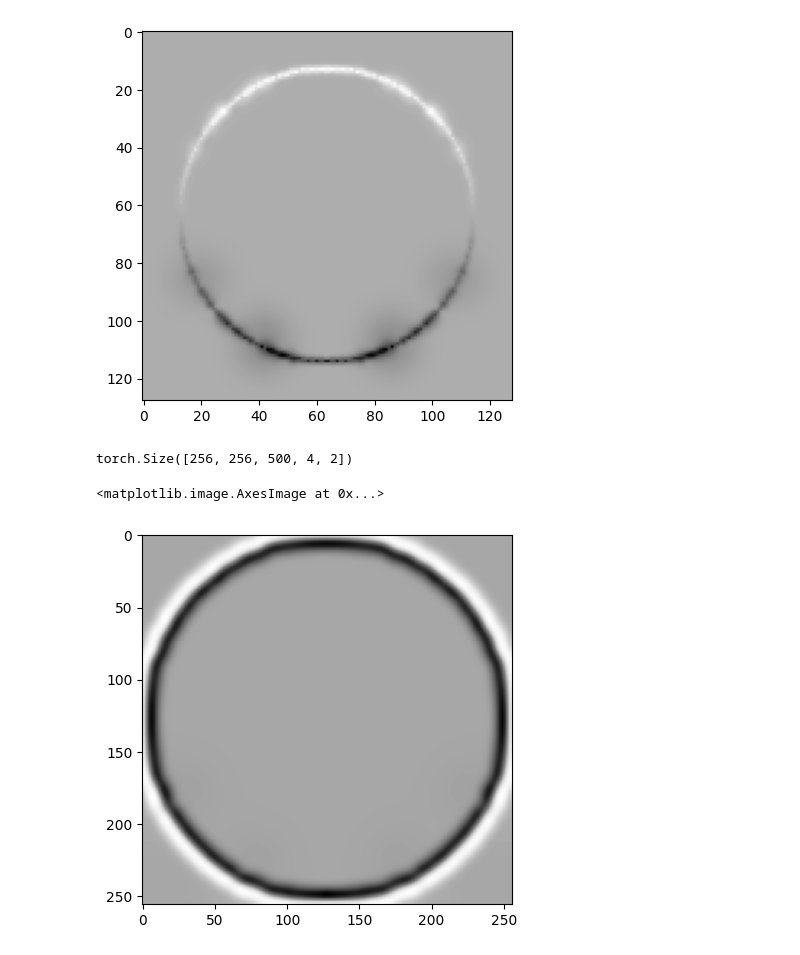
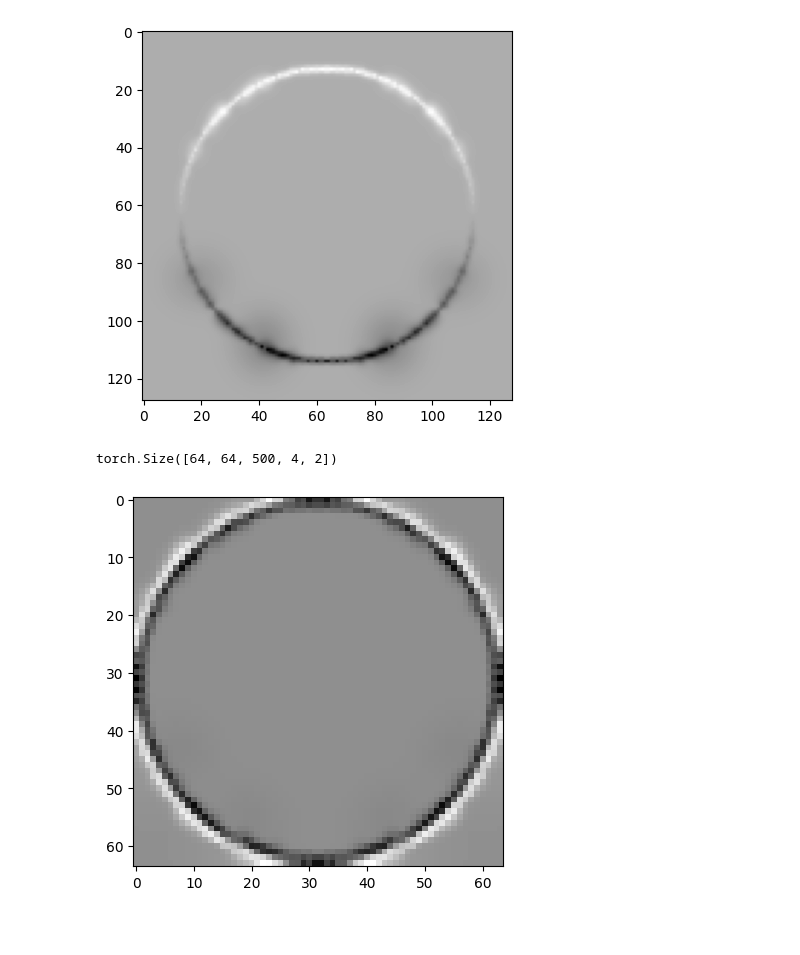
Before and after one commit to HugoRdet/Python_Poisson_Surface_Reconstruction, a Jupyter notebook: poisson_2D.ipynb, the cells around one changed output. Saved outputs shown, nothing was run; the diff lists cells and outputs as text; code cells hidden in the pictures; blank space fills up the shorter version.

```diff
--- a/poisson_2D.ipynb
+++ b/poisson_2D.ipynb
@@ -389,30 +487,32 @@ def compute_divergence(V):
 # %%
-D=5
+D=8
 l_s,l_o=get_os(s_p.shape[0],dico,D)
 
 borders=get_borders(points_c)
 
 min_x=borders[0].item()
 max_x=borders[1].item()
 min_y=borders[2].item()
 max_y=borders[3].item()
 
-X, Y = np.mgrid[min_x:max_x:256j, min_y:max_y:256j]
+X, Y = np.mgrid[min_x:max_x:64j, min_y:max_y:64j]
 
 X=torch.from_numpy(X)
 Y=torch.from_numpy(Y)
 
-img=torch.empty((256,256,2))
+img=torch.empty((64,64,2))
 img[:,:,0]=X
 img[:,:,1]=Y
 
 
 img=get_V_vec(img,l_o,l_s)
 #plt.imshow(torch.sqrt(img[:,:,0]**2+img[:,:,1]**2),cmap="Greys")
 
 grad=compute_divergence(img)
 plt.imshow(grad,cmap="Greys")
+
+Vo=get_inner_product_VB(grad,borders,2)
+BB=get_inner_product_B(borders,2)
 # %% [output]
-torch.Size([256, 256, 500, 4, 2])
+torch.Size([64, 64, 500, 4, 2])
-<matplotlib.image.AxesImage at 0x...>
-[figure, old version]
+[figure, new version]
```
Also changed, not shown: parts of 14 cells of this notebook.
